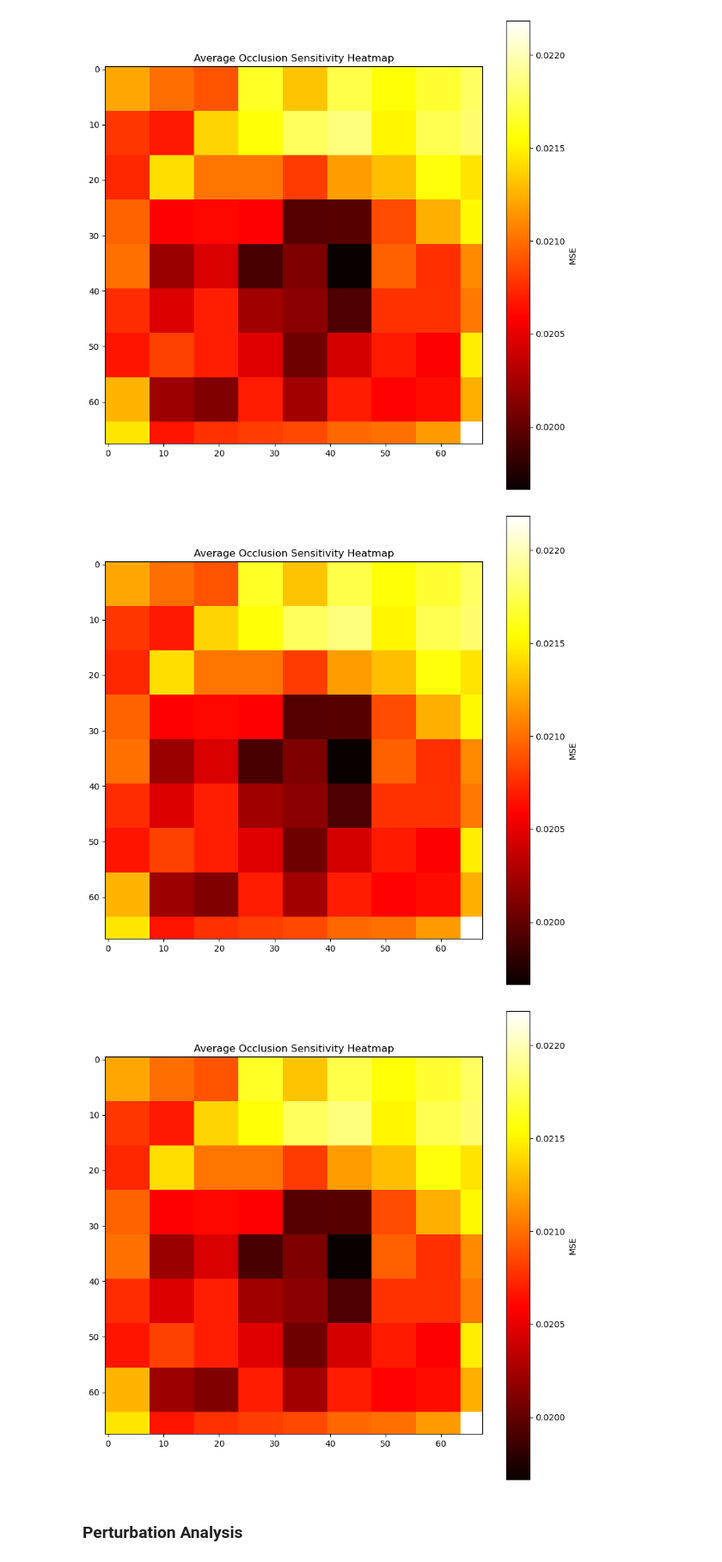
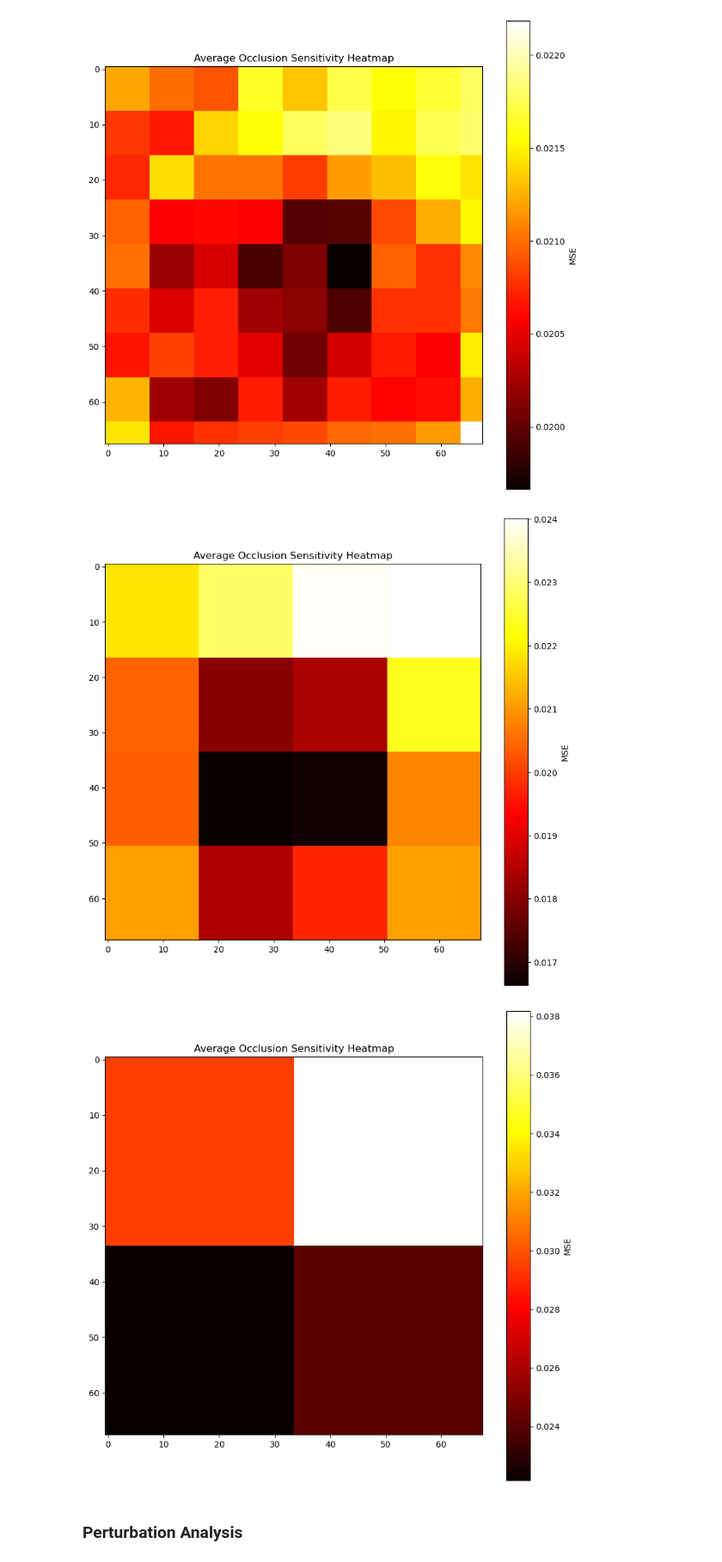
Before and after one commit to Ottohesten/02466-Cell-Profiling, a Jupyter notebook: Sensitivity_Analysis_LAFARGE.ipynb, the cells around one changed output. Shown at 86% size. Cells and saved outputs as stored; diff of their text form; code cells hidden in the pictures.

Commit message:
Sensitivity Analysis: Updates.

```diff
--- a/Sensitivity_Analysis_LAFARGE.ipynb
+++ b/Sensitivity_Analysis_LAFARGE.ipynb
@@ -608,7 +608,7 @@ for i in range(num_images):
     image_path = f'data_subset/DMSO/B02_s1_w1B1A7ADEA-8896-4C7D-8C63-663265374B72_{i}.npy'
     image = np.load(image_path)
 
-    avg_heatmap = compute_occlusion_sensitivity(image, model, device, patch_size=8, num_seeds=50)
+    avg_heatmap = compute_occlusion_sensitivity(image, model, device, patch_size=17, num_seeds=50)
 
     overall_heatmap_sum += avg_heatmap
 
@@ -622,10 +622,10 @@ plt.title('Average Occlusion Sensitivity Heatmap')
 plt.colorbar(label='MSE')
 plt.show()
 # %% [output]
-[figure, old version]
+[figure, new version]
 # %%
 # Function to compute the occlusion sensitivity for a single image across multiple seeds
-def compute_occlusion_sensitivity(image, model, device, patch_size=32, num_seeds=50):
+def compute_occlusion_sensitivity(image, model, device, patch_size=34, num_seeds=50):
     height, width, _ = image.shape
     heatmap_sum = np.zeros((height, width))
 
@@ -643,35 +643,35 @@ def compute_occlusion_sensitivity(image, model, device, patch_size=32, num_seeds
                 output = process_image(occluded_image, model, device)
                 mse = compute_mse(original_output, output)
                 heatmap[i:i_end, j:j_end] = mse
 
         heatmap_sum += heatmap
 
     avg_heatmap = heatmap_sum / num_seeds
     return avg_heatmap
 
 # Initialize arrays to accumulate heatmaps for multiple images
 overall_heatmap_sum = np.zeros((68, 68))
 
 # Loop through different images
 for i in range(num_images):
     image_path = f'data_subset/DMSO/B02_s1_w1B1A7ADEA-8896-4C7D-8C63-663265374B72_{i}.npy'
     image = np.load(image_path)
 
-    avg_heatmap = compute_occlusion_sensitivity(image, model, device, patch_size=8, num_seeds=50)
+    avg_heatmap = compute_occlusion_sensitivity(image, model, device, patch_size=34, num_seeds=50)
 
     overall_heatmap_sum += avg_heatmap
 
 # Compute the overall average heatmap
 overall_avg_heatmap = overall_heatmap_sum / num_images
 
 # Visualize the overall average occlusion sensitivity heatmap
 plt.figure(figsize=(10, 10))
 plt.imshow(overall_avg_heatmap, cmap='hot', interpolation='nearest')
 plt.title('Average Occlusion Sensitivity Heatmap')
 plt.colorbar(label='MSE')
 plt.show()
 # %% [output]
-[figure, old version]
+[figure, new version]
 # %% [markdown]
 ### Perturbation Analysis
 # %%
```
